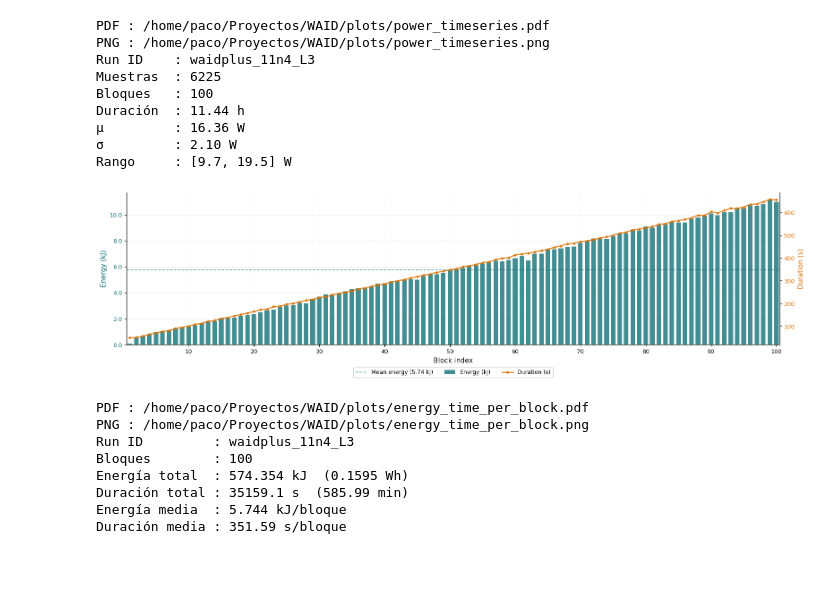
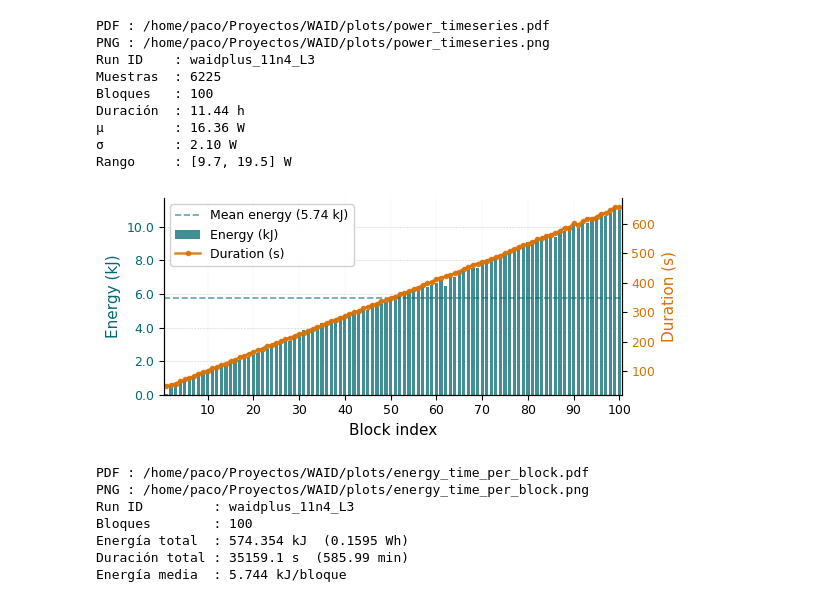
Before and after one commit to PacoOrtegaUMA/UAVs_WAID, a Jupyter notebook: src/WAID+_Plots_t_w_ReTrain.ipynb, the cells around one changed output. Saved outputs shown, nothing was run; the diff lists cells and outputs as text; code cells hidden in the pictures; blank space fills up the shorter version.

```diff
--- a/src/WAID+_Plots_t_w_ReTrain.ipynb
+++ b/src/WAID+_Plots_t_w_ReTrain.ipynb
@@ -240,7 +240,7 @@ for i in range(1, n_blocks + 1):
     if len(df_block) >= 2:
         t_s = (df_block["timestamp"] - t_ini).dt.total_seconds().values
         p_w = df_block["power_W"].values
-        energy_j = np.trapz(p_w, t_s)          # Julios
+        energy_j = np.trapezoid(p_w, t_s)          # Julios
         energy_kj = energy_j / 1000.0
     else:
         # Si no hay muestras suficientes, estimar con potencia media global
@@ -255,7 +255,7 @@ for i in range(1, n_blocks + 1):
 df_res = pd.DataFrame(records)
 
 # ── Figura con eje Y dual ──────────────────────────────────────────────────
-fig, ax1 = plt.subplots(figsize=(16, 5))
+fig, ax1 = plt.subplots(figsize=(6, 3))
 fig.patch.set_facecolor("white")
 ax1.set_facecolor("white")
 ax1.spines["top"].set_visible(False)
@@ -294,38 +294,38 @@ ax1.xaxis.set_major_locator(ticker.MultipleLocator(10))
 
 # ── Leyenda combinada ──────────────────────────────────────────────────────
 handles1, labels1 = ax1.get_legend_handles_labels()
 handles2, labels2 = ax2.get_legend_handles_labels()
 ax1.legend(handles1 + handles2, labels1 + labels2,
-           fontsize=9, loc="upper center",
-           bbox_to_anchor=(0.5, -0.13), ncol=4,
+           fontsize=9, loc="upper left",ncol=1,
+           #bbox_to_anchor=(0.5, -0.13), ncol=1,
            framealpha=0.9, edgecolor="#cccccc")
 
 # ── Grid ───────────────────────────────────────────────────────────────────
 ax1.grid(axis="y", linestyle="--", linewidth=0.4, alpha=0.4, color="gray")
 ax1.grid(axis="x", linestyle=":",  linewidth=0.3, alpha=0.3, color="gray")
 
 # ── Stats al pie ───────────────────────────────────────────────────────────
 total_e  = df_res["energy_kj"].sum()
 total_t  = df_res["duration_s"].sum()
 #stats_txt = (f"Total energy: {total_e:.2f} kJ ({total_e/3600:.3f} Wh)  | Total duration: {total_t:.0f} s ({total_t/60:.1f} min)  |  Blocks: {len(df_res)}")
 #fig.text(0.5, 0.01, stats_txt, ha="center", fontsize=9, color="#555555", style="italic")
 
 plt.tight_layout(rect=[0, 0.1, 1, 1])
-#fig.savefig(OUTPUT_PDF, bbox_inches="tight", facecolor="white")
+fig.savefig(OUTPUT_PDF, bbox_inches="tight", facecolor="white")
 #fig.savefig(OUTPUT_PNG, dpi=150, bbox_inches="tight", facecolor="white")
 plt.show()
 plt.close()
 
 print(f"PDF : {OUTPUT_PDF}")
 print(f"PNG : {OUTPUT_PNG}")
 print(f"Run ID         : {run_id}")
 print(f"Bloques        : {len(df_res)}")
 print(f"Energía total  : {total_e:.3f} kJ  ({total_e/3600:.4f} Wh)")
 print(f"Duración total : {total_t:.1f} s  ({total_t/60:.2f} min)")
 print(f"Energía media  : {e_mean:.3f} kJ/bloque")
-print(f"Duración media : {d_mean:.2f} s/bloque")
+#print(f"Duración media : {d_mean:.2f} s/bloque")
 # %% [output]
-[figure, old version]
+[figure, new version]
 PDF : /home/paco/Proyectos/WAID/plots/energy_time_per_block.pdf
 PNG : /home/paco/Proyectos/WAID/plots/energy_time_per_block.png
 Run ID         : waidplus_11n4_L3
@@ -333,4 +333,3 @@ Bloques        : 100
 Energía total  : 574.354 kJ  (0.1595 Wh)
 Duración total : 35159.1 s  (585.99 min)
 Energía media  : 5.744 kJ/bloque
-Duración media : 351.59 s/bloque
```
